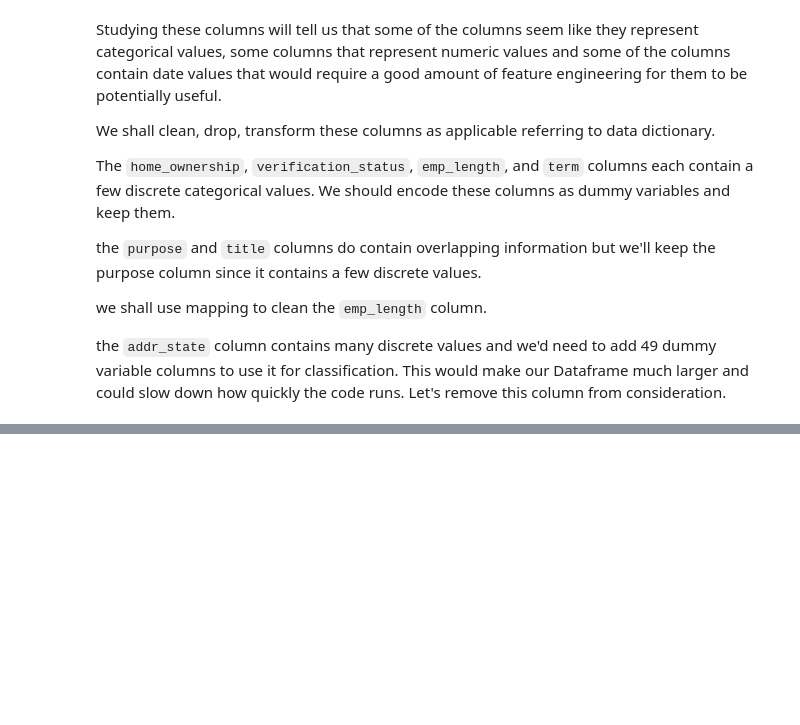
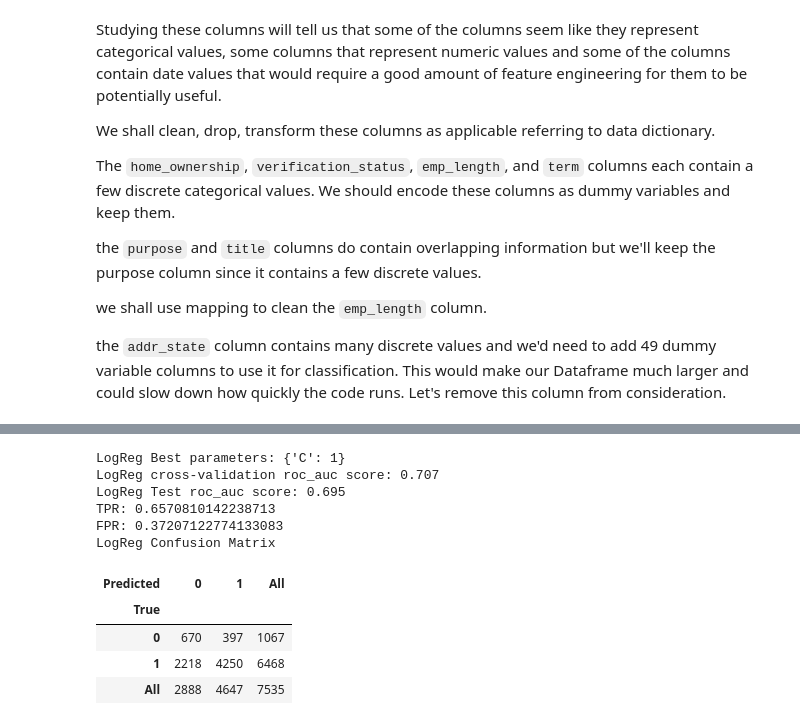
Before and after one commit to naga-pakalapati/ML_Projects, a Jupyter notebook: Predict Loan Repayment.ipynb, the cells around one changed output, grey strips where cells are left out. Cells and saved outputs as stored; diff of their text form; code cells hidden in the pictures; blank space fills up the shorter version.

```diff
--- a/Predict Loan Repayment.ipynb
+++ b/Predict Loan Repayment.ipynb
@@ -233,0 +331,14 @@ loans = loans.replace(mapping_dict)
+# %%
+# function to fit model, find best parameters using grid search and cv and print results
+def learning_model(model, parameters, train_x, train_y, test_x, test_y, score_metric='roc_auc'):
+    #fit model and find best performing parameters
+    kf = KFold(10, shuffle=True, random_state=1)
+    grid_search = GridSearchCV(estimator=model, param_grid=parameters, scoring = score_metric, cv=kf, n_jobs=-1)
+    grid_search.fit(train_x, train_y)
+
+    best_params = grid_search.best_params_
+    train_score = grid_search.best_score_
+    test_score = grid_search.score(test_x, test_y)
+    predictions = grid_search.predict(test_x)
+
+    return best_params, train_score, test_score, predictions
@@ -233,0 +350,32 @@ loans = loans.replace(mapping_dict)
+# %%
+#set hyperparameter, fit model and display resutls
+param_grid = {'C': [0.001, 0.01, 0.1, 1, 10, 100]}
+lr_best_params, lr_train_score, lr_test_score, lr_predictions = learning_model(LogisticRegression(solver='lbfgs', max_iter=1000, class_weight='balanced'), param_grid, X_train_final, y_train, X_test_final, y_test)
+
+tp = len(lr_predictions[(lr_predictions == 1) & (y_test == 1)])
+fp = len(lr_predictions[(lr_predictions == 1) & (y_test == 0)])
+tn = len(lr_predictions[(lr_predictions == 0) & (y_test == 0)])
+fn = len(lr_predictions[(lr_predictions == 0) & (y_test == 1)])
+
+tpr = tp / (tp + fn)
+fpr = fp / (fp + tn)
+
+print("LogReg Best parameters: {}".format(lr_best_params))
+print("LogReg cross-validation roc_auc score: {:.3f}".format(lr_train_score))
+print("LogReg Test roc_auc score: {:.3f}".format(lr_test_score))
+print("TPR:", tpr)
+print("FPR:", fpr)
+print("LogReg Confusion Matrix")
+pd.crosstab(y_test, lr_predictions,rownames=['True'], colnames=['Predicted'], margins=True)
+# %% [output]
+LogReg Best parameters: {'C': 1}
+LogReg cross-validation roc_auc score: 0.707
+LogReg Test roc_auc score: 0.695
+TPR: 0.6570810142238713
+FPR: 0.37207122774133083
+LogReg Confusion Matrix
+| Predicted | 0 | 1 | All |
+| True |  |  |  |
+| 0 | 670 | 397 | 1067 |
+| 1 | 2218 | 4250 | 6468 |
+| All | 2888 | 4647 | 7535 |
```
Also changed, not shown: parts of 13 cells of this notebook.
